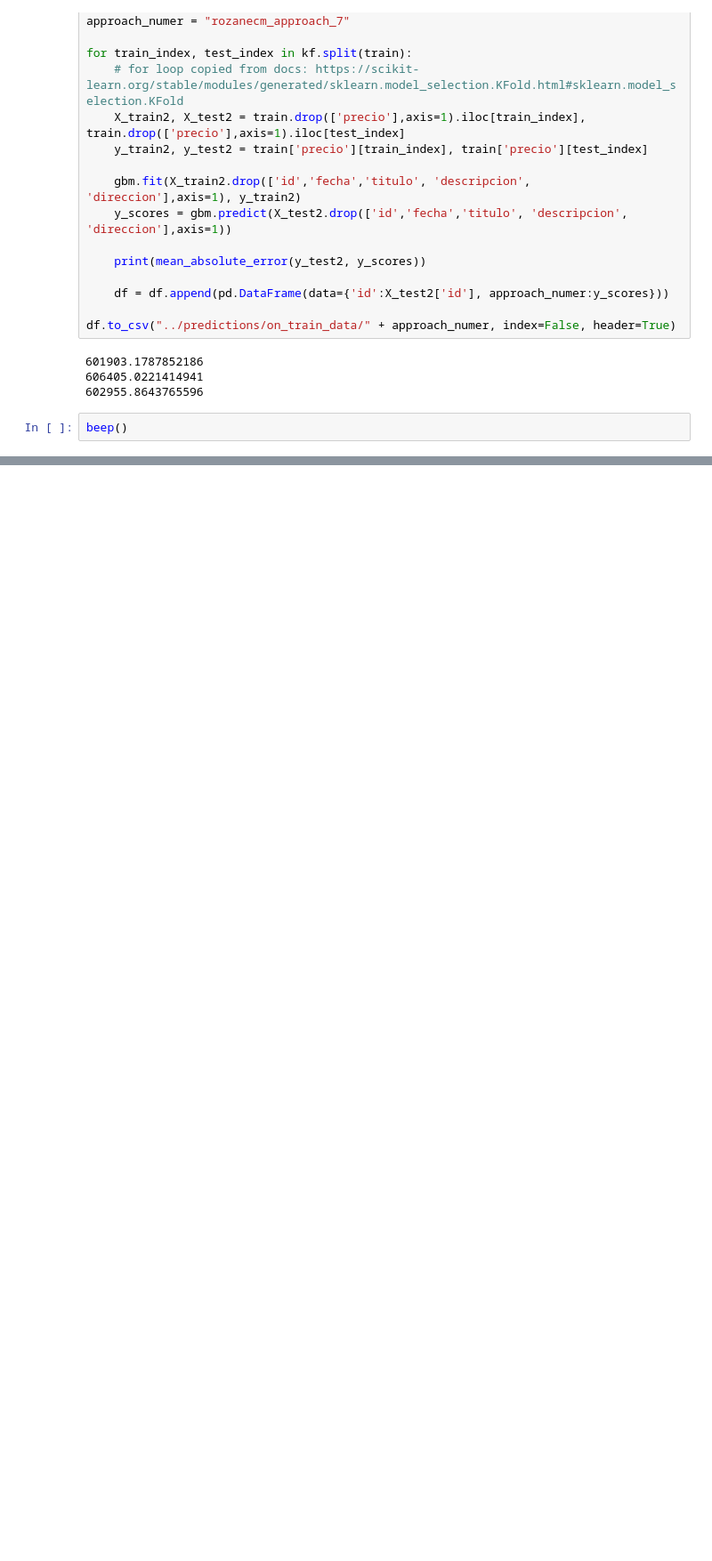
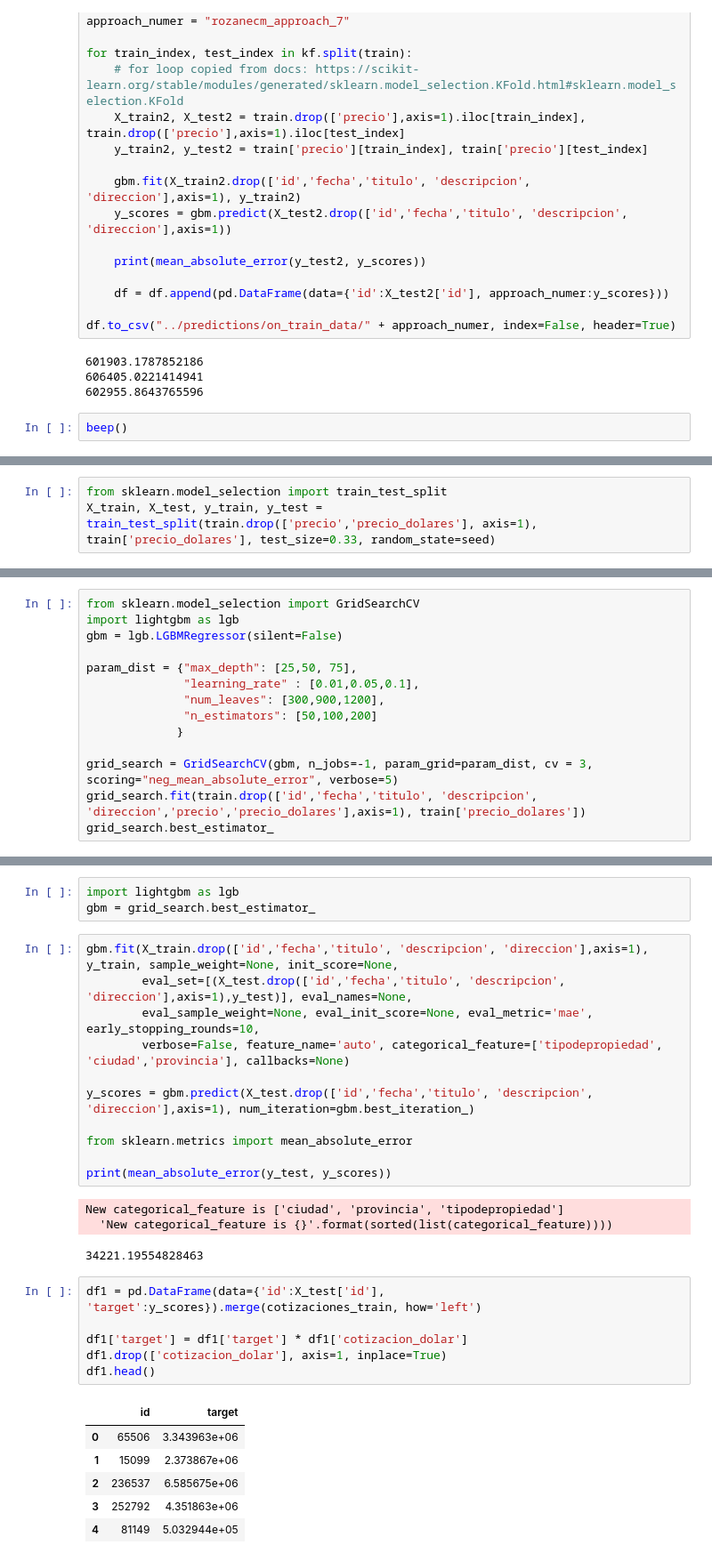
Before and after one commit to rozanecm/7506_tp2_2c2019, a Jupyter notebook: notebooks/first approaches by rozanecm.ipynb, the cells around one changed output, grey strips where cells are left out. Shown at 89% size. Cells and saved outputs as stored; diff of their text form; blank space fills up the shorter version.

```diff
--- a/notebooks/first approaches by rozanecm.ipynb
+++ b/notebooks/first approaches by rozanecm.ipynb
@@ -4356,0 +4369,3 @@ beep()
+# %%
+from sklearn.model_selection import train_test_split
+X_train, X_test, y_train, y_test = train_test_split(train.drop(['precio','precio_dolares'], axis=1), train['precio_dolares'], test_size=0.33, random_state=seed)
@@ -4356,0 +4374,14 @@ beep()
+# %%
+from sklearn.model_selection import GridSearchCV
+import lightgbm as lgb
+gbm = lgb.LGBMRegressor(silent=False)
+
+param_dist = {"max_depth": [25,50, 75],
+              "learning_rate" : [0.01,0.05,0.1],
+              "num_leaves": [300,900,1200],
+              "n_estimators": [50,100,200]
+             }
+
+grid_search = GridSearchCV(gbm, n_jobs=-1, param_grid=param_dist, cv = 3, scoring="neg_mean_absolute_error", verbose=5)
+grid_search.fit(train.drop(['id','fecha','titulo', 'descripcion', 'direccion','precio','precio_dolares'],axis=1), train['precio_dolares'])
+grid_search.best_estimator_
@@ -4356,0 +4401,31 @@ beep()
+# %%
+import lightgbm as lgb
+gbm = grid_search.best_estimator_
+# %%
+gbm.fit(X_train.drop(['id','fecha','titulo', 'descripcion', 'direccion'],axis=1), y_train, sample_weight=None, init_score=None,
+        eval_set=[(X_test.drop(['id','fecha','titulo', 'descripcion', 'direccion'],axis=1),y_test)], eval_names=None,
+        eval_sample_weight=None, eval_init_score=None, eval_metric='mae', early_stopping_rounds=10,
+        verbose=False, feature_name='auto', categorical_feature=['tipodepropiedad', 'ciudad','provincia'], callbacks=None)
+
+y_scores = gbm.predict(X_test.drop(['id','fecha','titulo', 'descripcion', 'direccion'],axis=1), num_iteration=gbm.best_iteration_)
+
+from sklearn.metrics import mean_absolute_error
+
+print(mean_absolute_error(y_test, y_scores))
+# %% [output]
+New categorical_feature is ['ciudad', 'provincia', 'tipodepropiedad']
+  'New categorical_feature is {}'.format(sorted(list(categorical_feature))))
+34221.19554828463
+# %%
+df1 = pd.DataFrame(data={'id':X_test['id'], 'target':y_scores}).merge(cotizaciones_train, how='left')
+
+df1['target'] = df1['target'] * df1['cotizacion_dolar']
+df1.drop(['cotizacion_dolar'], axis=1, inplace=True)
+df1.head()
+# %% [output]
+|  | id | target |
+| 0 | 65506 | 3.343963e+06 |
+| 1 | 15099 | 2.373867e+06 |
+| 2 | 236537 | 6.585675e+06 |
+| 3 | 252792 | 4.351863e+06 |
+| 4 | 81149 | 5.032944e+05 |
```
Also changed, not shown: parts of 20 cells of this notebook, 3 other files.
